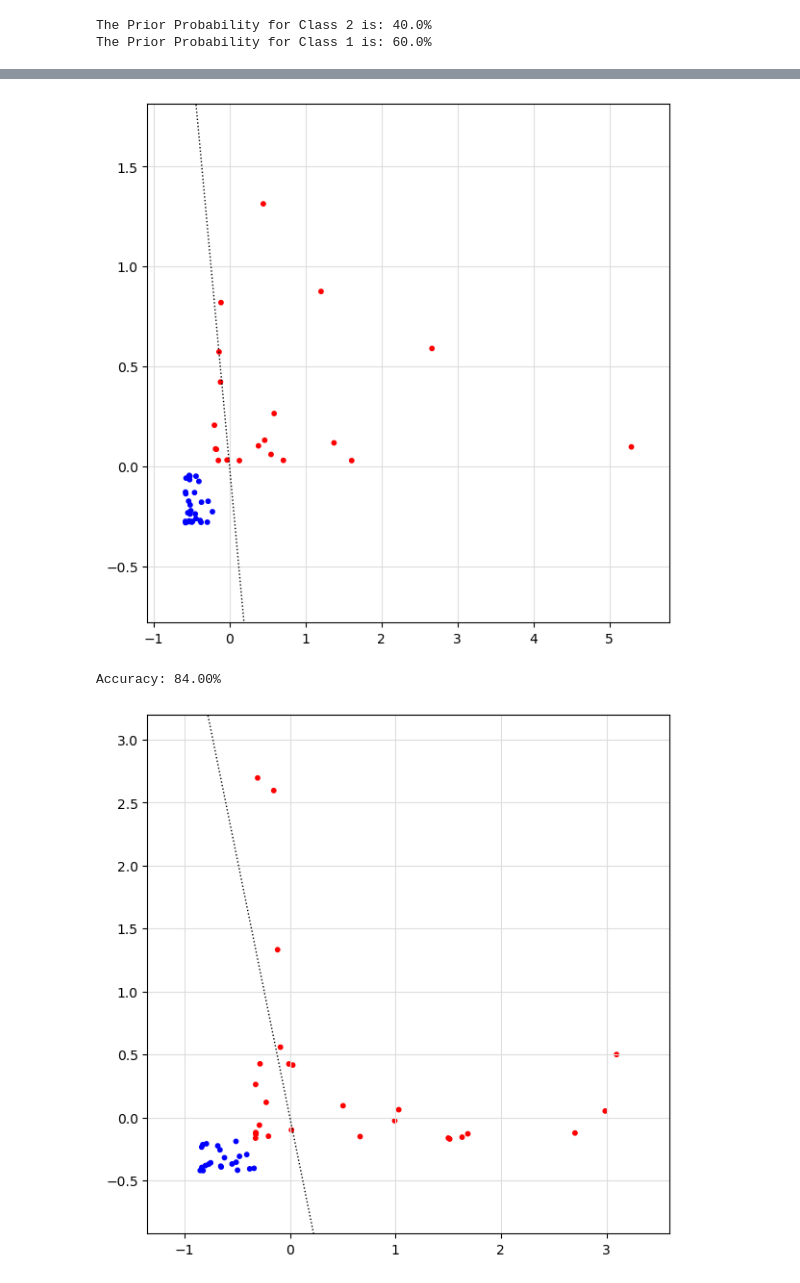
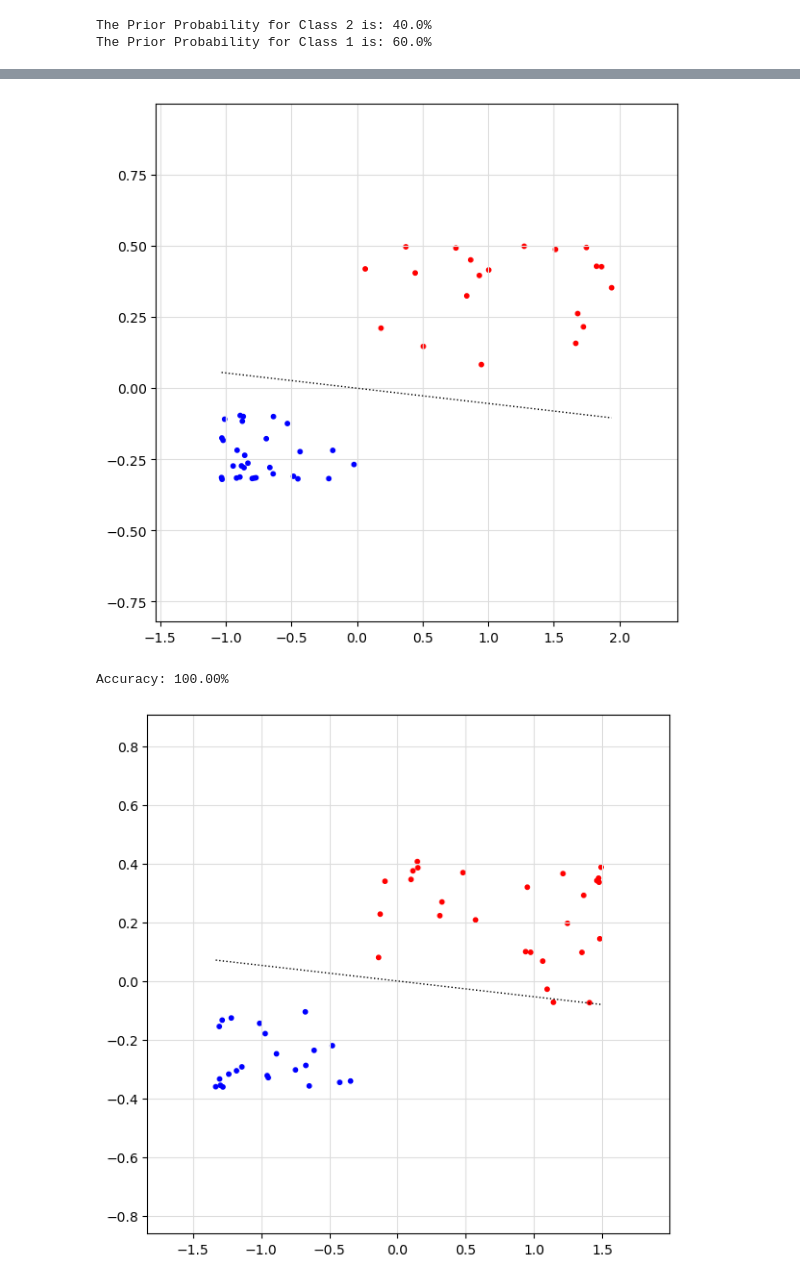
Before and after one commit to WhatCharlie/TestingMLAlgorithms, a Jupyter notebook: Testing Linear Discriminant Analysis.ipynb, the cells around one changed output, grey strips where cells are left out. Cells and saved outputs as stored; diff of their text form; code cells hidden in the pictures.

```diff
--- a/Testing Linear Discriminant Analysis.ipynb
+++ b/Testing Linear Discriminant Analysis.ipynb
@@ -26,10 +26,10 @@ rd.loc[:, z] = rd[z].round()
 
 condition = rd[z] == 1
 rd.loc[condition, x] = rd.loc[condition, x] ** np.sin(rd[x])
-rd.loc[~condition, x] = rd.loc[~condition, x] - np.log(rd[x])
+rd.loc[~condition, x] = rd.loc[~condition, x] + np.cos(rd[x])
 
 rd.loc[condition, y] = rd.loc[condition, y] ** np.sin(rd[y])
-rd.loc[~condition, y] = rd.loc[~condition, y] - np.log(rd[y])
+rd.loc[~condition, y] = rd.loc[~condition, y] + np.cos(rd[y])
 
 training_samples = num_rows // 2
 
@@ -319,7 +319,7 @@ plt.grid(which='major', color='#DDDDDD', linewidth=0.8, zorder=1)
 
 plt.show()
 # %% [output]
-[figure, old version]
+[figure, new version]
 # %%
 features = np.column_stack((x_z_train, y_z_train))
 
@@ -335,35 +335,32 @@ predictions = np.where(projections > threshold, 1, 0)
 accuracy = np.mean(predictions == z_train)
 print(f"Accuracy: {accuracy*100:.2f}%")
 # %% [output]
-Accuracy: 84.00%
+Accuracy: 100.00%
 # %%
 x_z_test, y_z_test = standardize(x_test, y_test)
-
-rd['x_z_test'] = x_z_test
-rd['y_z_test'] = y_z_test
 
 
 x_range = np.linspace(min(x_z_test), max(x_z_test))
 y_range = decision_boundary(x_range)
 
 
 size = 1000 / num_rows
 plt.figure(figsize=(7, 7))
 threshold = 1
 
 colors = np.where(z_test == threshold, 'blue', 'red')
 
 plt.plot(x_range, y_range, 'black', linewidth=1, linestyle =':', label='Decision Boundary')
 plt.scatter(x_z_test, y_z_test, c=colors, s=size)
 
 plt.xlim([x_z_test.min() - 0.5, x_z_test.max() + 0.5])
 plt.ylim([y_z_test.min() - 0.5, y_z_test.max() + 0.5])
 
 plt.grid(which='major', color='#DDDDDD', linewidth=0.8, zorder=1)
 
 plt.show()
 # %% [output]
-[figure, old version]
+[figure, new version]
 # %%
 features = np.column_stack((x_z_test, y_z_test))
 
```
Also changed, not shown: parts of 12 cells of this notebook.
